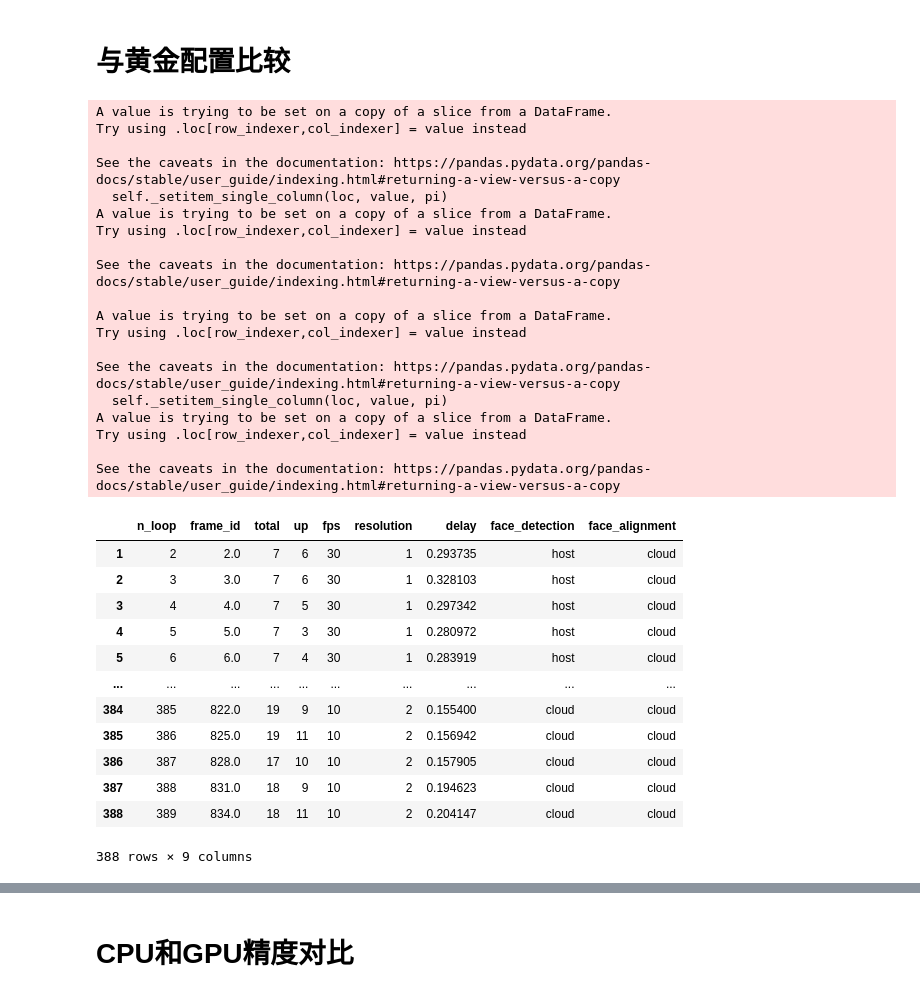
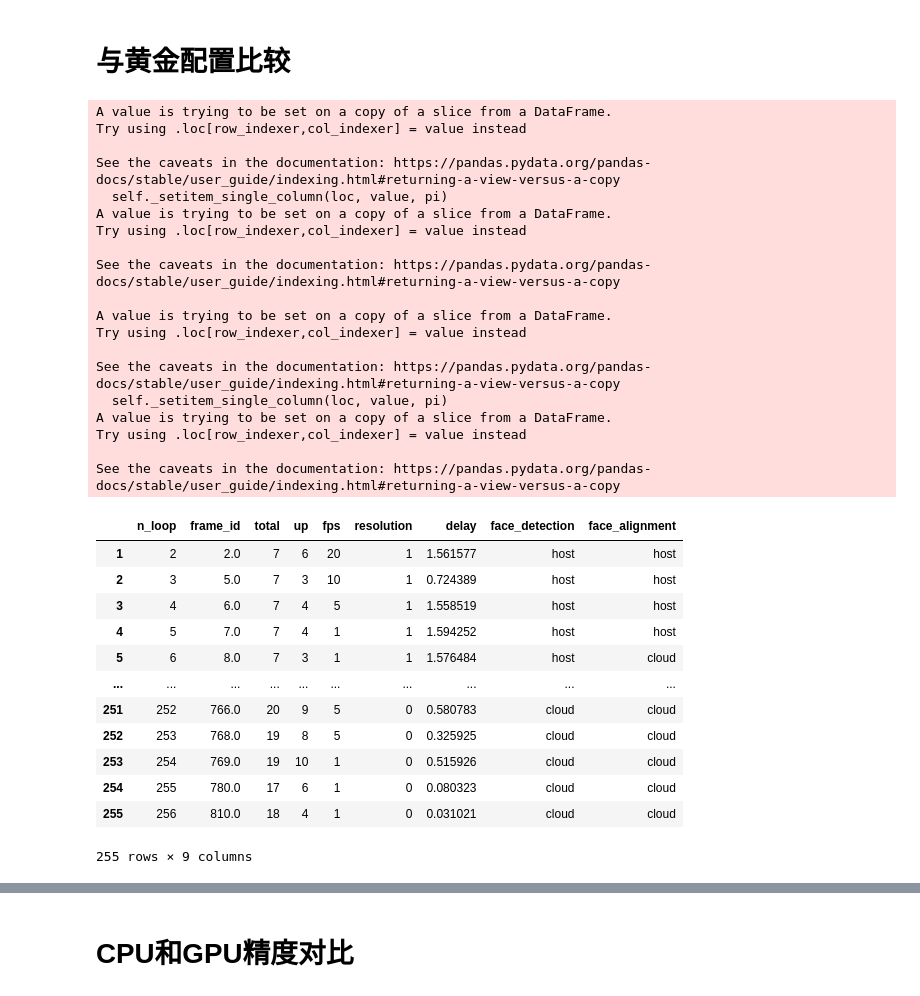
Before and after one commit to zwh2119/video-dag-schedule, a Jupyter notebook: expr/headup_detect_draw.ipynb, the cells around one changed output, grey strips where cells are left out. Drawn from its saved outputs; the diff is of its cells as text; code cells hidden in the pictures.

```diff
--- a/expr/headup_detect_draw.ipynb
+++ b/expr/headup_detect_draw.ipynb
@@ -81,10 +81,10 @@ axs[0].legend()
 # %% [markdown]
 # 与黄金配置比较
 # %%
-df = pd.read_csv('20230709_23_50_46_headup_detect_delay_test_new_0.2_0.8_gpu-gpu.csv')
+df = pd.read_csv('20230710_01_26_41_headup_detect_delay_test_new_0.3_0.8_tx2-cloud-raw.csv')
 
-df_golden = pd.read_csv('20230606_14_07_27_headup_detect_delay_test_0.3_0.9_rack-pure-cloud-cpu-golden.csv')
-# df_golden = pd.read_csv('20230606_16_28_39_headup_detect_delay_test_0.3_0.9_tx2-pure-edge-gpu-golden.csv')
+# df_golden = pd.read_csv('20230606_14_07_27_headup_detect_delay_test_0.3_0.9_rack-pure-cloud-cpu-golden.csv')
+df_golden = pd.read_csv('20230606_16_28_39_headup_detect_delay_test_0.3_0.9_tx2-pure-edge-gpu-golden.csv')
 # df_golden = pd.read_csv('20230606_16_49_35_headup_detect_delay_test_0.3_0.9_rack-pure-cloud-gpu-golden.csv')
 
 
@@ -95,45 +95,45 @@ def pre_treat(df):
     df.loc[df['fps'] >= 30, 'fps'] = max_fps
     resolution_map = {"360p": 0, "480p": 1, "720p": 2, "1080p": 3}
     df['resolution'] = df['resolution'].replace(resolution_map)
 
     return df
 
 df = pre_treat(df)
 df_golden = pre_treat(df_golden)
 df
 # %% [output]
 A value is trying to be set on a copy of a slice from a DataFrame.
 Try using .loc[row_indexer,col_indexer] = value instead
 
 See the caveats in the documentation: https://pandas.pydata.org/pandas-docs/stable/user_guide/indexing.html#returning-a-view-versus-a-copy
   self._setitem_single_column(loc, value, pi)
 A value is trying to be set on a copy of a slice from a DataFrame.
 Try using .loc[row_indexer,col_indexer] = value instead
 
 See the caveats in the documentation: https://pandas.pydata.org/pandas-docs/stable/user_guide/indexing.html#returning-a-view-versus-a-copy
 
 A value is trying to be set on a copy of a slice from a DataFrame.
 Try using .loc[row_indexer,col_indexer] = value instead
 
 See the caveats in the documentation: https://pandas.pydata.org/pandas-docs/stable/user_guide/indexing.html#returning-a-view-versus-a-copy
   self._setitem_single_column(loc, value, pi)
 A value is trying to be set on a copy of a slice from a DataFrame.
 Try using .loc[row_indexer,col_indexer] = value instead
 
 See the caveats in the documentation: https://pandas.pydata.org/pandas-docs/stable/user_guide/indexing.html#returning-a-view-versus-a-copy
 |  | n_loop | frame_id | total | up | fps | resolution | delay | face_detection | face_alignment |
-| 1 | 2 | 2.0 | 7 | 6 | 30 | 1 | 0.293735 | host | cloud |
-| 2 | 3 | 3.0 | 7 | 6 | 30 | 1 | 0.328103 | host | cloud |
-| 3 | 4 | 4.0 | 7 | 5 | 30 | 1 | 0.297342 | host | cloud |
-| 4 | 5 | 5.0 | 7 | 3 | 30 | 1 | 0.280972 | host | cloud |
-| 5 | 6 | 6.0 | 7 | 4 | 30 | 1 | 0.283919 | host | cloud |
+| 1 | 2 | 2.0 | 7 | 6 | 20 | 1 | 1.561577 | host | host |
+| 2 | 3 | 5.0 | 7 | 3 | 10 | 1 | 0.724389 | host | host |
+| 3 | 4 | 6.0 | 7 | 4 | 5 | 1 | 1.558519 | host | host |
+| 4 | 5 | 7.0 | 7 | 4 | 1 | 1 | 1.594252 | host | host |
+| 5 | 6 | 8.0 | 7 | 3 | 1 | 1 | 1.576484 | host | cloud |
 | ... | ... | ... | ... | ... | ... | ... | ... | ... | ... |
-| 384 | 385 | 822.0 | 19 | 9 | 10 | 2 | 0.155400 | cloud | cloud |
-| 385 | 386 | 825.0 | 19 | 11 | 10 | 2 | 0.156942 | cloud | cloud |
-| 386 | 387 | 828.0 | 17 | 10 | 10 | 2 | 0.157905 | cloud | cloud |
-| 387 | 388 | 831.0 | 18 | 9 | 10 | 2 | 0.194623 | cloud | cloud |
-| 388 | 389 | 834.0 | 18 | 11 | 10 | 2 | 0.204147 | cloud | cloud |
+| 251 | 252 | 766.0 | 20 | 9 | 5 | 0 | 0.580783 | cloud | cloud |
+| 252 | 253 | 768.0 | 19 | 8 | 5 | 0 | 0.325925 | cloud | cloud |
+| 253 | 254 | 769.0 | 19 | 10 | 1 | 0 | 0.515926 | cloud | cloud |
+| 254 | 255 | 780.0 | 17 | 6 | 1 | 0 | 0.080323 | cloud | cloud |
+| 255 | 256 | 810.0 | 18 | 4 | 1 | 0 | 0.031021 | cloud | cloud |
-388 rows × 9 columns
+255 rows × 9 columns
 # %%
 gt_res = df_golden[['frame_id', 'total', 'up']].copy()
 act_res = df[['frame_id', 'total', 'up']].copy()
```
Also changed, not shown: parts of 4 cells of this notebook, 1 other file.
